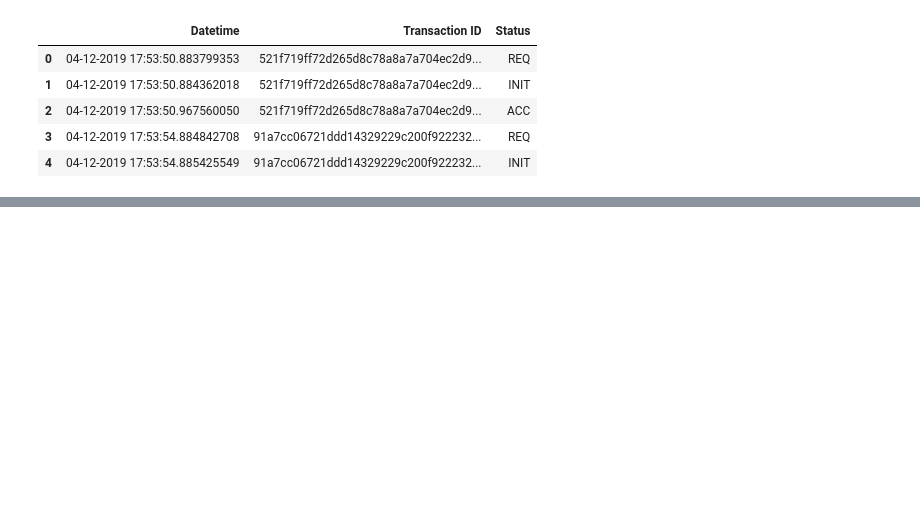
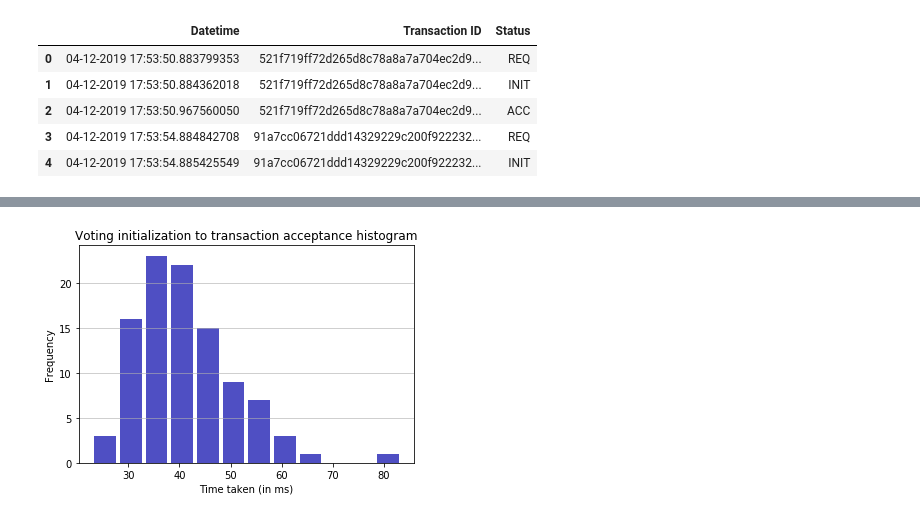
Before and after one commit to hanstananda/blockchain_ureca, a Jupyter notebook: plotter.ipynb, the cells around one changed output, grey strips where cells are left out. Cells and saved outputs as stored; diff of their text form; code cells hidden in the pictures; blank space fills up the shorter version.

```diff
--- a/plotter.ipynb
+++ b/plotter.ipynb
@@ -20,11 +27,3 @@ initiated = {}
 # %%
 for key,rows in data.iterrows():
-    if rows["Status"]=='INIT':
-        initiated[rows["Transaction ID"]]=rows["Datetime"]
-    elif rows["Status"]=='REQ':
-        requested[rows["Transaction ID"]]=rows["Datetime"]
-    elif rows["Status"]=='ACC':
-        accepted[rows["Transaction ID"]]=rows["Datetime"]
-    else:
-        print("Error!")
-        continue
+    history[rows["Status"]][rows["Transaction ID"]] = rows["Datetime"]
@@ -34,0 +86,13 @@ print(requested)
+# %%
+hist, bin_edges = np.histogram(list_time_from_init)
+n, bins, patches = plt.hist(x=list_time_from_init, bins='auto',
+                            color='#0504aa', alpha=0.7, rwidth=0.85) # color-related params
+plt.grid(axis='y', alpha=0.75)
+plt.xlabel('Time taken (in ms)')
+plt.ylabel('Frequency')
+plt.title('Voting initialization to transaction acceptance histogram')
+maxfreq = n.max()
+# Set a clean upper y-axis limit.
+#plt.ylim(ymax=np.ceil(maxfreq / 10) * 10 if maxfreq % 10 else maxfreq + 10)
+# %% [output]
+[figure, added]
```
Also changed, not shown: parts of 13 cells of this notebook.
